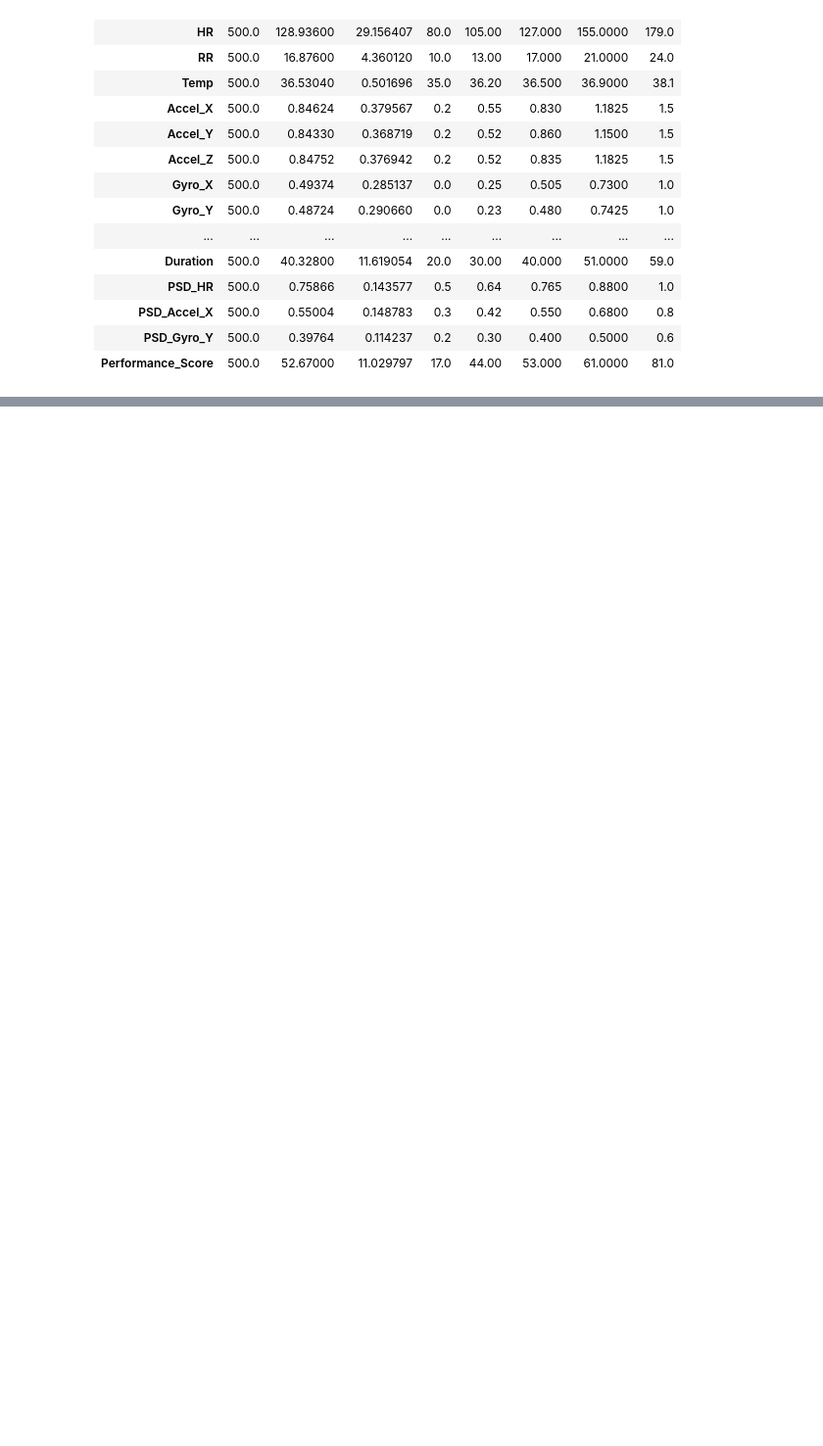
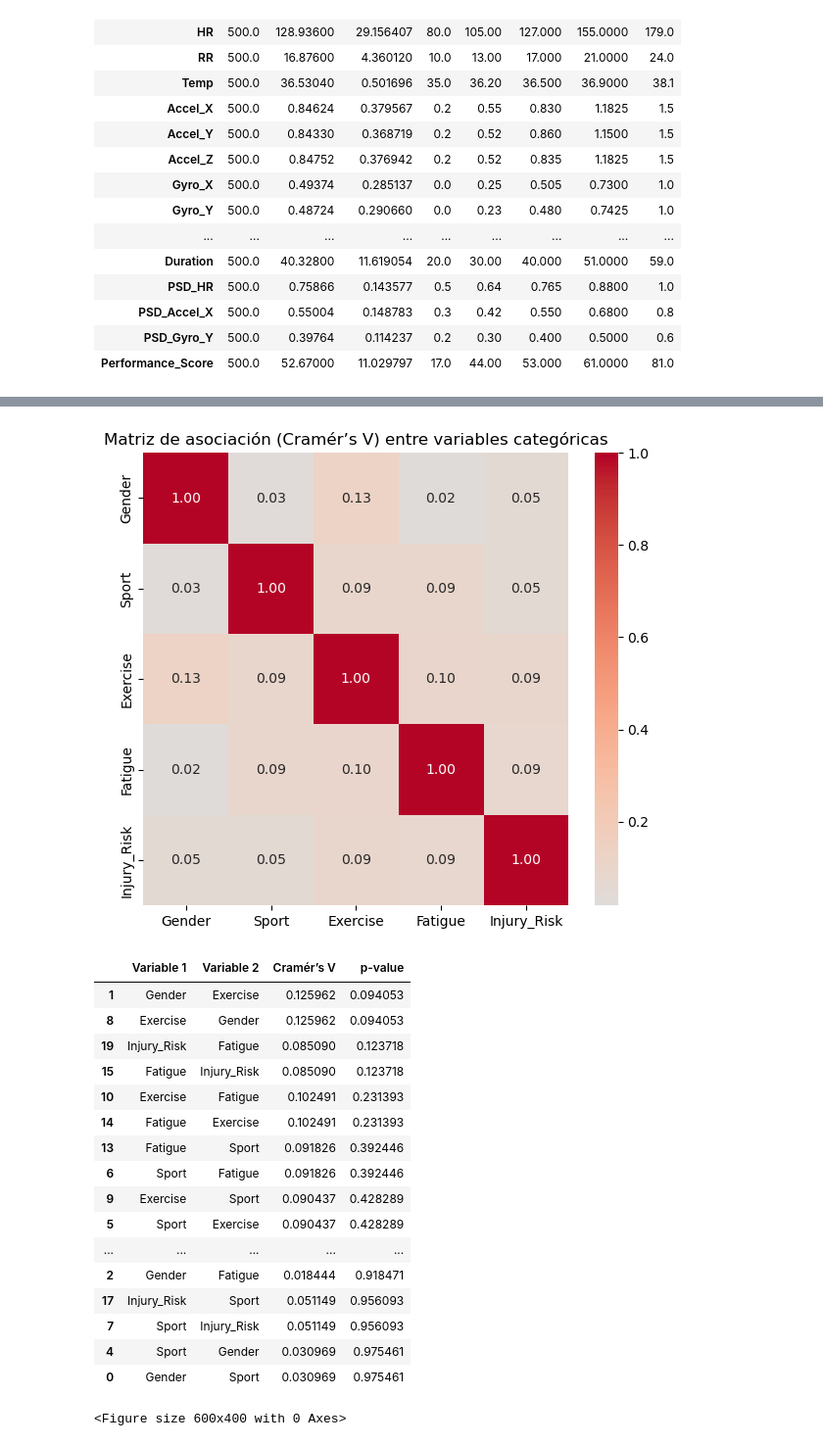
Before and after one commit to miguelnunez21/EDA-Proyectos-II, a Jupyter notebook: EDA_ProyectosII.ipynb, the cells around one changed output, grey strips where cells are left out. Shown at 98% size. Saved outputs shown, nothing was run; the diff lists cells and outputs as text; code cells hidden in the pictures; blank space fills up the shorter version.

```diff
--- a/EDA_ProyectosII.ipynb
+++ b/EDA_ProyectosII.ipynb
@@ -447,0 +588,71 @@ pipe.mostrar_tablas_frecuencias (sptr)
+# %%
+
+from scipy.stats import chi2_contingency
+
+def cramers_v_and_p(x, y):
+    confusion_matrix = pd.crosstab(x, y)
+    r, c = confusion_matrix.shape
+    chi2, p, dof, exp = chi2_contingency(confusion_matrix)
+    n = confusion_matrix.to_numpy().sum()
+    phi2 = chi2 / n
+    v = np.sqrt(phi2 / min(r - 1, c - 1))
+
+    return v, p
+
+def cramers_v_matrix(df, categorical_cols):
+    n = len(categorical_cols)
+    v_matrix = pd.DataFrame(np.zeros((n, n)), columns=categorical_cols, index=categorical_cols)
+    p_matrix = pd.DataFrame(np.ones((n, n)), columns=categorical_cols, index=categorical_cols)
+    pairs = []
+
+    for col1 in categorical_cols:
+        for col2 in categorical_cols:
+            if col1 == col2:
+                v_matrix.loc[col1, col2] = 1
+                p_matrix.loc[col1, col2] = 0
+            else:
+                v, p = cramers_v_and_p(df[col1], df[col2])
+                v_matrix.loc[col1, col2] = v
+                v_matrix.loc[col2, col1] = v
+                p_matrix.loc[col1, col2] = p
+                p_matrix.loc[col2, col1] = p
+                pairs.append({"Variable 1": col1,"Variable 2": col2,"Cramér’s V": v, "p-value": p})
+    plt.figure(figsize=(7,6))
+    sns.heatmap(v_matrix, annot=True, cmap="coolwarm", center=0, fmt=".2f")
+    plt.title("Matriz de asociación (Cramér’s V) entre variables categóricas")
+    plt.show()
+
+    pairs_df = pd.DataFrame(pairs).sort_values(by="p-value")
+    display(pairs_df)
+
+    return v_matrix, p_matrix, pairs_df
+
+
+cat_cols = ["Gender", "Sport", "Exercise", "Fatigue", "Injury_Risk"]
+cramer_matrix, pval_matrix, tabla_pairs = cramers_v_matrix(sptr, cat_cols)
+
+
+pipe.plot_nominal_vs_nominal (sptr, "Gender", "Exercise")
+
+
+#pipe.plot_categorical_vs_categorical(sptr, "Gender", "Fatigue")
+# %% [output]
+[figure, added]
+|  | Variable 1 | Variable 2 | Cramér’s V | p-value |
+| 1 | Gender | Exercise | 0.125962 | 0.094053 |
+| 8 | Exercise | Gender | 0.125962 | 0.094053 |
+| 19 | Injury_Risk | Fatigue | 0.085090 | 0.123718 |
+| 15 | Fatigue | Injury_Risk | 0.085090 | 0.123718 |
+| 10 | Exercise | Fatigue | 0.102491 | 0.231393 |
+| 14 | Fatigue | Exercise | 0.102491 | 0.231393 |
+| 13 | Fatigue | Sport | 0.091826 | 0.392446 |
+| 6 | Sport | Fatigue | 0.091826 | 0.392446 |
+| 9 | Exercise | Sport | 0.090437 | 0.428289 |
+| 5 | Sport | Exercise | 0.090437 | 0.428289 |
+| ... | ... | ... | ... | ... |
+| 2 | Gender | Fatigue | 0.018444 | 0.918471 |
+| 17 | Injury_Risk | Sport | 0.051149 | 0.956093 |
+| 7 | Sport | Injury_Risk | 0.051149 | 0.956093 |
+| 4 | Sport | Gender | 0.030969 | 0.975461 |
+| 0 | Gender | Sport | 0.030969 | 0.975461 |
+<Figure size 600x400 with 0 Axes>
```
Also changed, not shown: parts of 9 cells of this notebook, 2 other files.
